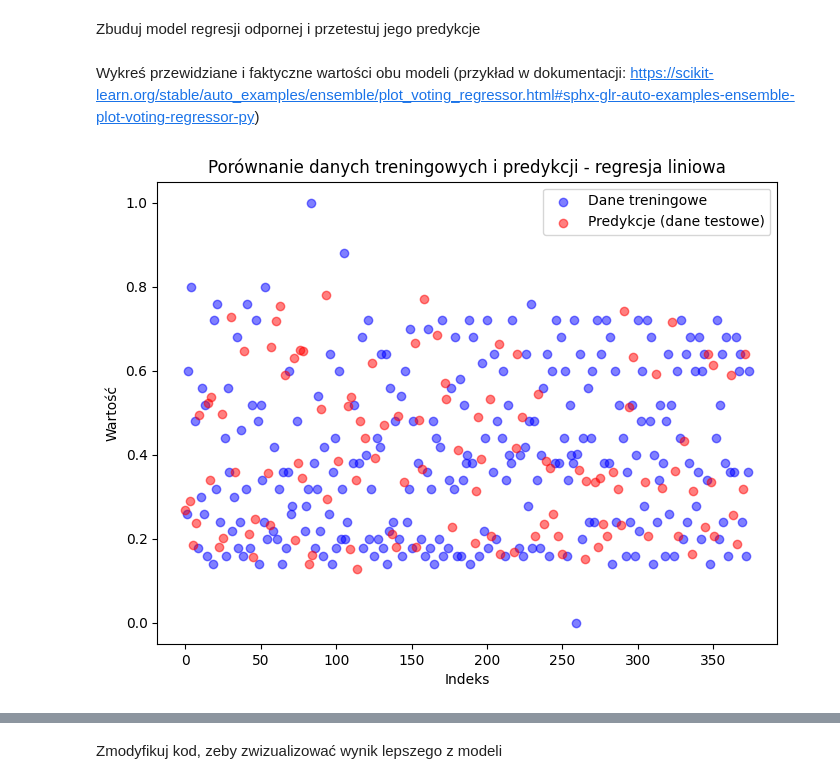
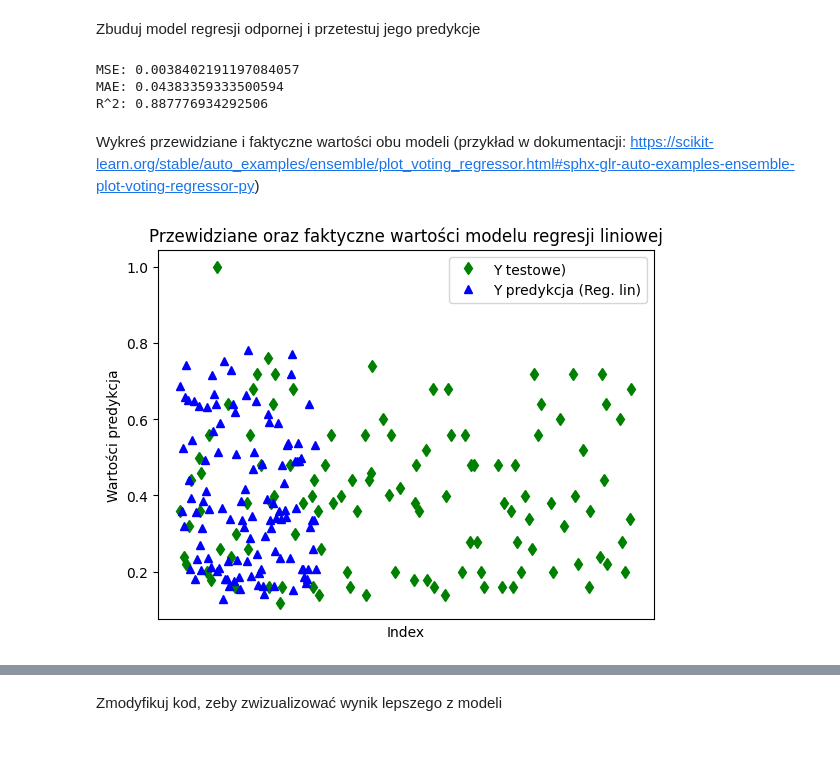
Before and after one commit to KrzysztofDrobnik/lecture1, a Jupyter notebook: PUM4_regresja_todo.ipynb, the cells around one changed output, grey strips where cells are left out. Cells and saved outputs as stored; diff of their text form; code cells hidden in the pictures; blank space fills up the shorter version.

```diff
--- a/PUM4_regresja_todo.ipynb
+++ b/PUM4_regresja_todo.ipynb
@@ -16,9 +16,18 @@ import kagglehub
 from kagglehub import KaggleDatasetAdapter
 
 # Set the path to the file you'd like to load
-file_path = "/content/Salary Data (2) (1).csv"
+file_path = "Salary Data.csv"
 
-df = pd.read_csv(file_path)
+# Load the latest version
+df = kagglehub.load_dataset(
+  KaggleDatasetAdapter.PANDAS,
+  "rkiattisak/salaly-prediction-for-beginer",
+  file_path,
+  # Provide any additional arguments like
+  # sql_query or pandas_kwargs. See the
+  # documenation for more information:
+  # https://github.com/Kaggle/kagglehub/blob/main/README.md#kaggledatasetadapterpandas
+)
 
 print("First 5 records:", df.head())
 # %% [output]
@@ -243,23 +260,42 @@ sns.heatmap(cor_matrix_2)
 [figure]
 # %% [markdown]
 Zbuduj model regresji odpornej i przetestuj jego predykcje
+# %%
+# Regresja opdorna - regresja Hubera
+from sklearn.linear_model import HuberRegressor
+
+huber_model = HuberRegressor()
+
+huber_model.fit(X_train, y_train)
+
+y_pred_huber = huber_model.predict(X_test)
+
+mse = mean_squared_error(y_test, y_pred_huber)
+mae = mean_absolute_error(y_test, y_pred_huber)
+r2 = r2_score(y_test, y_pred_huber)
+
+print(f'MSE: {mse}')
+print(f'MAE: {mae}')
+print(f'R^2: {r2}')
+# %% [output]
+MSE: 0.0038402191197084057
+MAE: 0.04383359333500594
+R^2: 0.887776934292506
 # %% [markdown]
 Wykreś przewidziane i faktyczne wartości obu modeli (przykład w dokumentacji: https://scikit-learn.org/stable/auto_examples/ensemble/plot_voting_regressor.html#sphx-glr-auto-examples-ensemble-plot-voting-regressor-py)
-# %%
-plt.figure(figsize=(8, 6))
-
-
-plt.scatter(X_train.index, y_train, color='blue', label='Dane treningowe', alpha=0.5)
-
-
-plt.scatter(X_test.index, y_pred, color='red', label='Predykcje (dane testowe)', alpha=0.5)
-
-plt.xlabel('Indeks')
-plt.ylabel('Wartość')
-plt.title('Porównanie danych treningowych i predykcji - regresja liniowa')
-
-plt.legend()
-
-plt.show()
-# %% [output]
-[figure, removed]
+# %%
+# Wizualizacja dla modelu regresji liniowej
+plt.figure()
+plt.plot(y_test, "gd", label="Y testowe)")
+plt.plot(y_pred, "b^", label="Y predykcja (Reg. lin)")
+
+plt.tick_params(axis="x", which="both", bottom=False, top=False, labelbottom=False)
+plt.ylabel("Wartości predykcja")
+plt.xlabel("Index")
+plt.legend(loc="best")
+plt.title("Przewidziane oraz faktyczne wartości modelu regresji liniowej")
+plt.show()
+
+plt.show()
+# %% [output]
+[figure, added]
```
Also changed, not shown: parts of 11 cells of this notebook.
